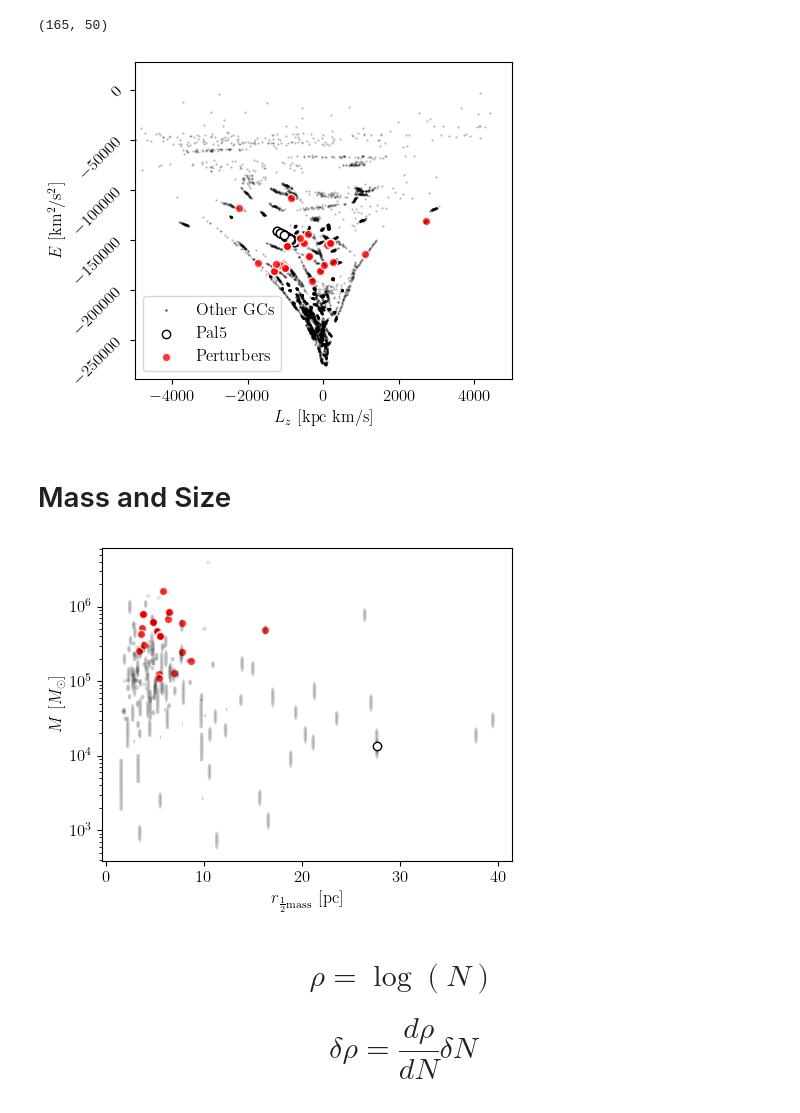
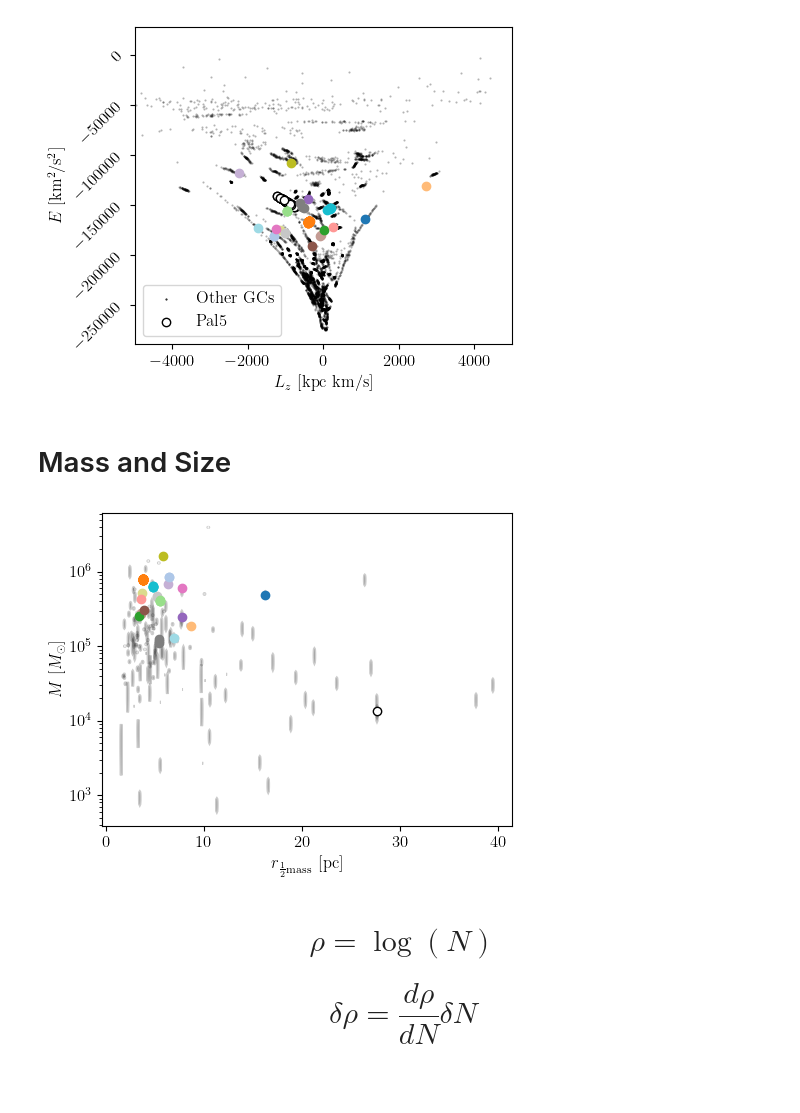
Before and after one commit to salvatore-ferrone/stream_analysis, a Jupyter notebook: figures/perturber_statistics.ipynb, the cells around one changed output. Drawn from its saved outputs; the diff is of its cells as text; code cells hidden in the pictures.

```diff
--- a/figures/perturber_statistics.ipynb
+++ b/figures/perturber_statistics.ipynb
@@ -170,5 +174,10 @@ markers = ['o', 's', 'D', '^', 'v', '<', '>', 'p', '*', 'h', 'H', '+', 'x', 'd',
 AXIS=dict(xlabel=r"$L_z$ [kpc km/s]",
           ylabel=r"$E$ [km$^2$/s$^2$]",
           xlim=[-5000,5000])
+# %%
+import matplotlib.cm as cm
+unique_suspects = np.unique(guilty)
+cmap = cm.get_cmap('tab20', len(unique_suspects))  # 'tab20' is a colormap with 20 distinct colors
+perturbercolors = {unique_suspects[i]: cmap(i) for i in range(len(unique_suspects))}
 # %%
 perturberscatter={"facecolors":"red","edgecolors":"white","alpha":0.8}
@@ -177,36 +184,31 @@ outdir="../paper/"
-# %%
-# GCnames[guilty_ids[0]]
-T.shape
-# %% [output]
-(165, 50)
 # %%
+outdir="../paper/"
+outname="E_Lz_perturbers.png"
 fig,ax=plt.subplots(1,1,figsize=(5,4))
 
 ax.scatter(Lz[i][:],T[i]+V[i],color="k",s=1,alpha=1,marker=".",label="Other GCs")
 for i in range(1,num_objects):
     marker = markers[i % len(markers)]  # Cycle through markers
     ax.scatter(Lz[i][:],T[i]+V[i],color="k",s=1,alpha=0.3,marker=".")
 
 ax.scatter(Lz[pal5ID][:],T[pal5ID][:]+V[pal5ID][:],label="Pal5",facecolors='white',edgecolors='black')
 
 # ax.scatter(Lz[*guilty_ids[0]],T[*guilty_ids[0]]+V[*guilty_ids[0]],label="Perturbers",*perturberscatter)
-ax.scatter(Lz[*guilty_ids[0]],T[*guilty_ids[0]]+V[*guilty_ids[0]],label="Perturbers",**perturberscatter)
 for myids in guilty_ids:
-    # for j in range(len(myids)):
-    ax.scatter(Lz[*myids],T[*myids]+V[*myids],**perturberscatter)
+    ax.scatter(Lz[*myids],T[*myids]+V[*myids],c=perturbercolors[GCnames[myids[0]]],alpha=1)
 
 # for j in range(1,len(guilty_ids)):
     # ax.scatter(Lz[*guilty_ids[j]],T[*guilty_ids[j]]+V[*guilty_ids[j]],**perturberscatter)
 
 
 ax.set(**AXIS)
 ax.tick_params(axis='y', rotation=45)  # Rotate y-axis ticks by 45 degrees
 ax.legend(fontsize=12)
 
 fig.tight_layout()
 fig.savefig(outdir+outname,dpi=300)
 # %% [output]
-[figure, old version]
+[figure, new version]
 # %% [markdown]
 # Mass and Size
 # %%
@@ -244,7 +246,10 @@ for i in range(len(Mass_all)):
     ellipse = Ellipse(xy=(1000*rh_m[i].value,Mass_all[i].value), width=.1, height=2*DM[i].value, lw=2,color="k",alpha=0.2)
     myaxis.add_patch(ellipse)
 
-myaxis.scatter(1000*guilty_rh_m,guilty_mass,marker='o',facecolor='red',linestyle='None',label="Other GCs",edgecolor='white',zorder=0,alpha=0.8)
+
+for i in range(len(guilty_ids)):
+    myaxis.scatter(1000*guilty_rh_m[i],guilty_mass[i],marker='o',facecolor=perturbercolors[GCnames[guilty_ids[i][0]]],linestyle='None',label="Perturbers",zorder=1,alpha=1)
+# myaxis.scatter(1000*guilty_rh_m,guilty_mass,marker='o',facecolor='red',linestyle='None',label="Other GCs",edgecolor='white',zorder=0,alpha=0.8)
 
 # axis.scatter(1000*rh_m.value,Mass,label="Perturbers",)
 myaxis.scatter(1000*rh_m[pal5ID].value,Mass_all[pal5ID],label="Pal5",facecolor='white',edgecolor='black',zorder=1)
@@ -256,7 +261,7 @@ fig.tight_layout()
 fig.savefig(outdir+outname3,dpi=300)
 plt.show()
 # %% [output]
-[figure, old version]
+[figure, new version]
 # %% [markdown]
 # $$\rho = \log(N) $$
 
```
Also changed, not shown: parts of 5 cells of this notebook, 5 other files.
